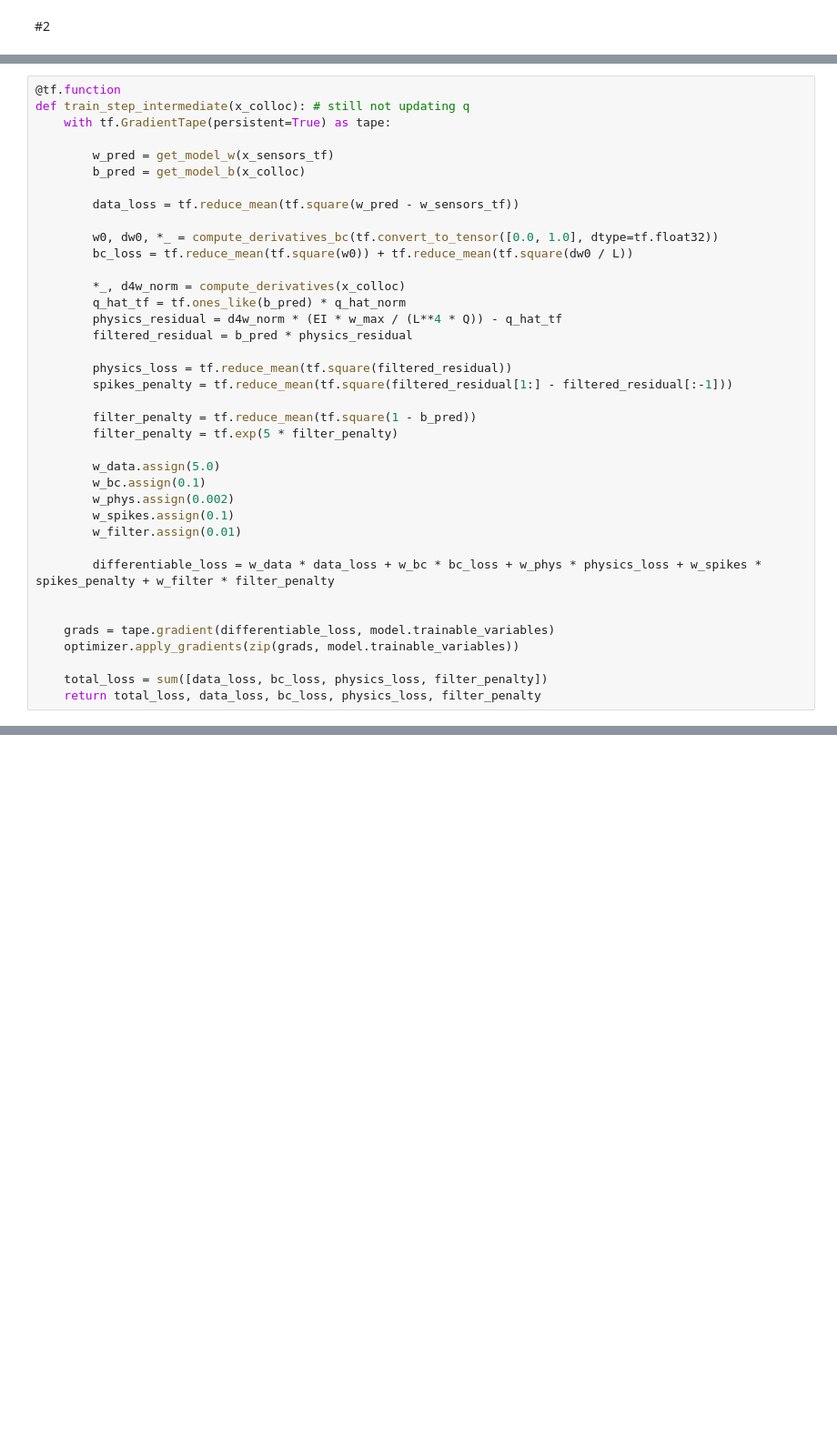
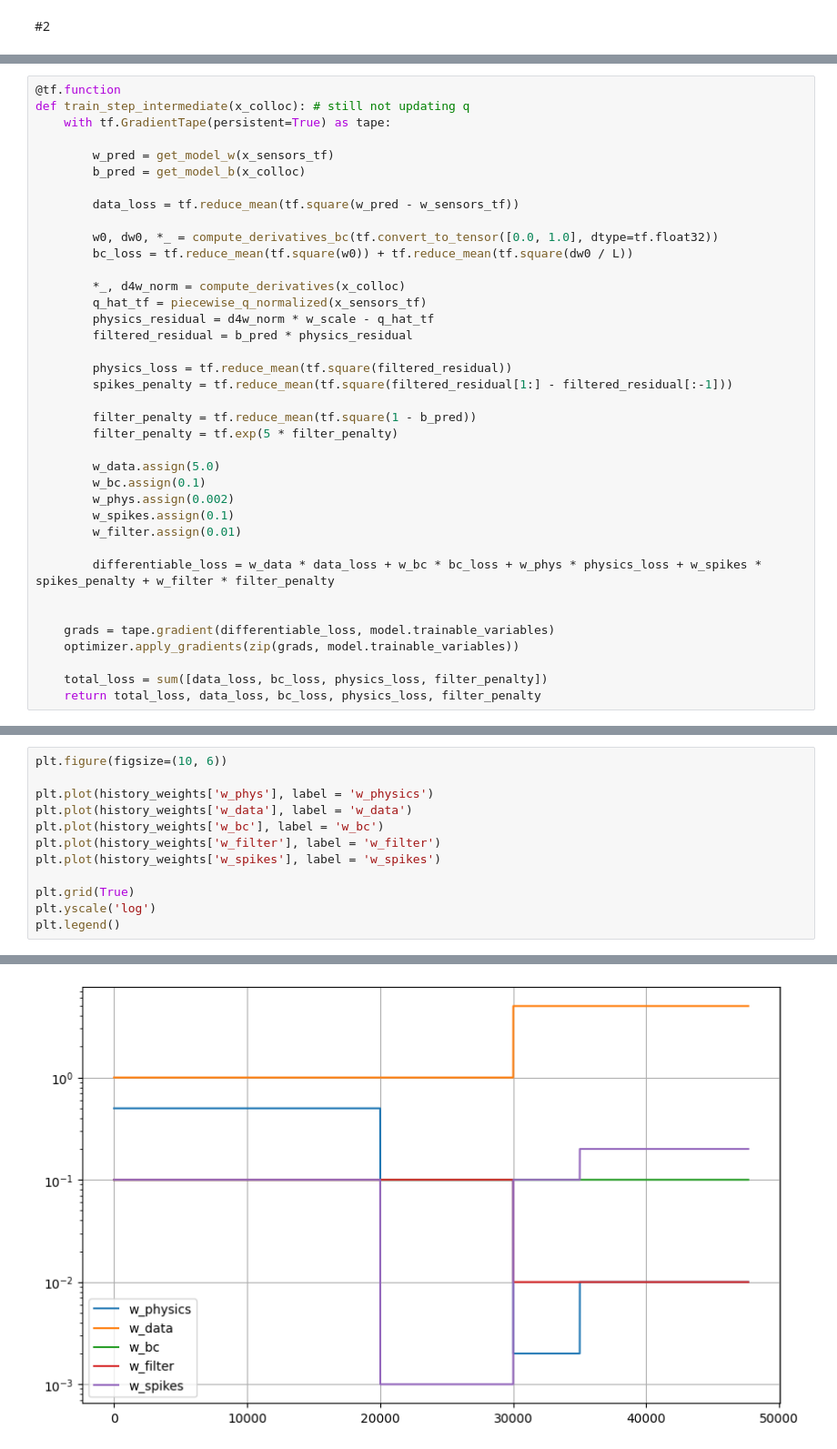
Before and after one commit to ShiyuanDengg/2D-Wall, a Jupyter notebook: 1D/1D Beam Nerf Combined CONT.ipynb, the cells around one changed output, grey strips where cells are left out. Shown at 91% size. Cells and saved outputs as stored; diff of their text form; blank space fills up the shorter version.

```diff
--- a/1D/1D Beam Nerf Combined CONT.ipynb
+++ b/1D/1D Beam Nerf Combined CONT.ipynb
@@ -249,8 +351,8 @@ def train_step_intermediate(x_colloc): # still not updating q
         bc_loss = tf.reduce_mean(tf.square(w0)) + tf.reduce_mean(tf.square(dw0 / L))
 
         *_, d4w_norm = compute_derivatives(x_colloc)
-        q_hat_tf = tf.ones_like(b_pred) * q_hat_norm
-        physics_residual = d4w_norm * (EI * w_max / (L**4 * Q)) - q_hat_tf
+        q_hat_tf = piecewise_q_normalized(x_sensors_tf)
+        physics_residual = d4w_norm * w_scale - q_hat_tf
         filtered_residual = b_pred * physics_residual
 
         physics_loss = tf.reduce_mean(tf.square(filtered_residual))
@@ -560,0 +639,13 @@ Text(0.5, 1.0, 'q_hat_norm over epochs')
+# %%
+plt.figure(figsize=(10, 6))
+
+plt.plot(history_weights['w_phys'], label = 'w_physics')
+plt.plot(history_weights['w_data'], label = 'w_data')
+plt.plot(history_weights['w_bc'], label = 'w_bc')
+plt.plot(history_weights['w_filter'], label = 'w_filter')
+plt.plot(history_weights['w_spikes'], label = 'w_spikes')
+
+plt.grid(True)
+plt.yscale('log')
+plt.legend()
+# %% [output]
@@ -560,0 +653 @@ Text(0.5, 1.0, 'q_hat_norm over epochs')
+[figure, added]
```
Also changed, not shown: parts of 23 cells of this notebook, 1 other file.
